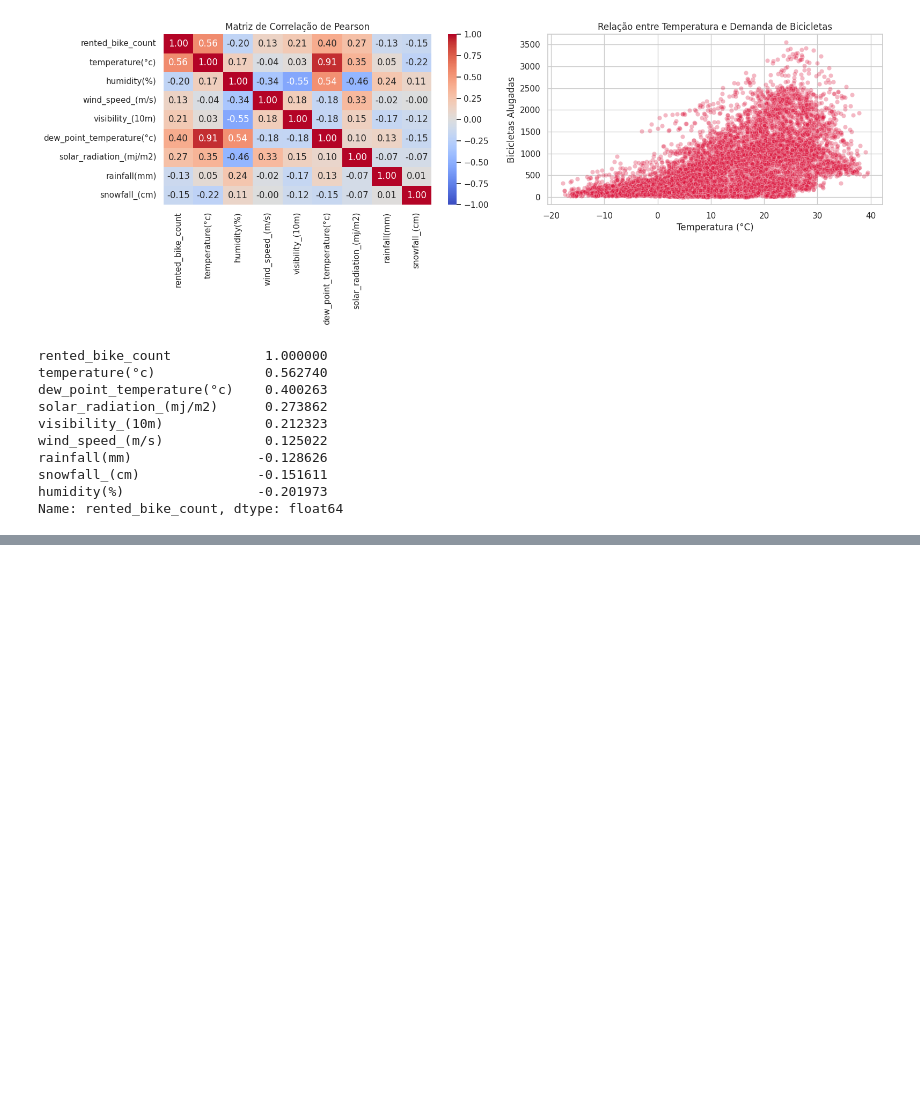
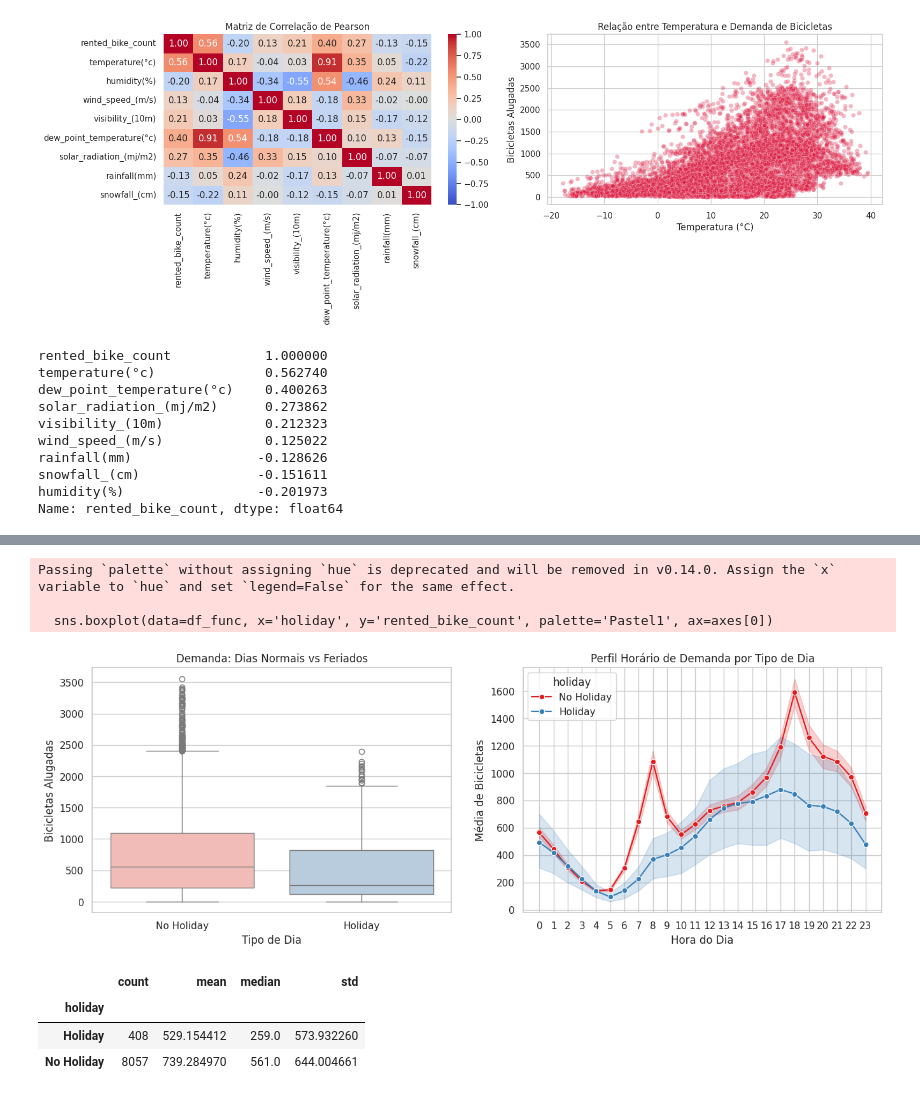
Before and after one commit to pedrolmf33/Estatistica_Ciencia_de_Dados, a Jupyter notebook: ETAPA_2.ipynb, the cells around one changed output, grey strips where cells are left out. Cells and saved outputs as stored; diff of their text form; code cells hidden in the pictures; blank space fills up the shorter version.

```diff
--- a/ETAPA_2.ipynb
+++ b/ETAPA_2.ipynb
@@ -123,0 +128,29 @@ Name: rented_bike_count, dtype: float64
+# %%
+fig, axes = plt.subplots(1, 2, figsize=(16, 5))
+
+# Comparacao da distribuicao geral: Feriado vs Dia Normal
+sns.boxplot(data=df_func, x='holiday', y='rented_bike_count', palette='Pastel1', ax=axes[0])
+axes[0].set_title('Demanda: Dias Normais vs Feriados')
+axes[0].set_xlabel('Tipo de Dia')
+axes[0].set_ylabel('Bicicletas Alugadas')
+
+# Curva horaria comparando Feriado vs Dia Normal
+sns.lineplot(data=df_func, x='hour', y='rented_bike_count', hue='holiday', marker='o', palette='Set1', ax=axes[1])
+axes[1].set_title('Perfil Horário de Demanda por Tipo de Dia')
+axes[1].set_xlabel('Hora do Dia')
+axes[1].set_ylabel('Média de Bicicletas')
+axes[1].set_xticks(range(0, 24))
+
+plt.show()
+
+# Medidas estatisticas
+df_func.groupby('holiday')['rented_bike_count'].agg(['count', 'mean', 'median', 'std'])
+# %% [output]
+Passing `palette` without assigning `hue` is deprecated and will be removed in v0.14.0. Assign the `x` variable to `hue` and set `legend=False` for the same effect.
+
+  sns.boxplot(data=df_func, x='holiday', y='rented_bike_count', palette='Pastel1', ax=axes[0])
+[figure, added]
+|  | count | mean | median | std |
+| holiday |  |  |  |  |
+| Holiday | 408 | 529.154412 | 259.0 | 573.932260 |
+| No Holiday | 8057 | 739.284970 | 561.0 | 644.004661 |
```
Also changed, not shown: parts of 3 cells of this notebook.
